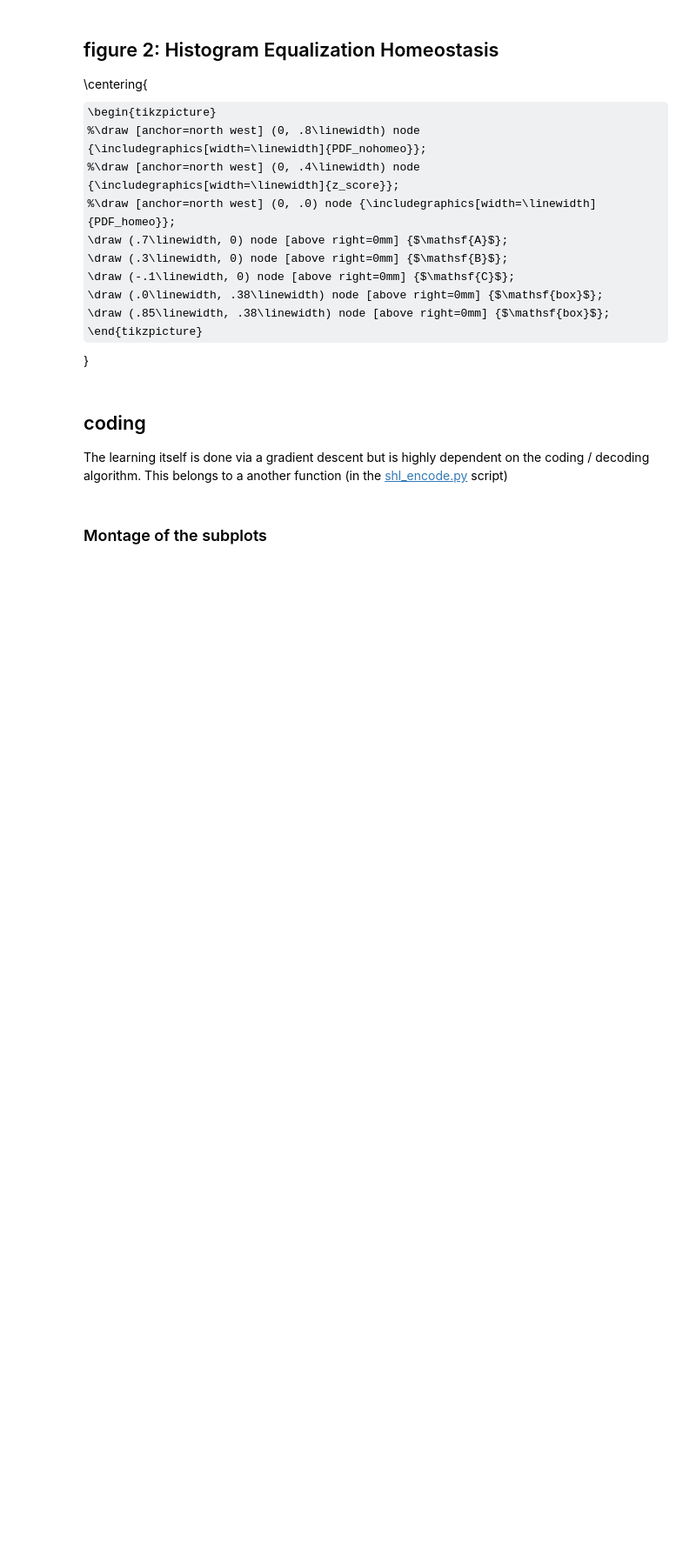
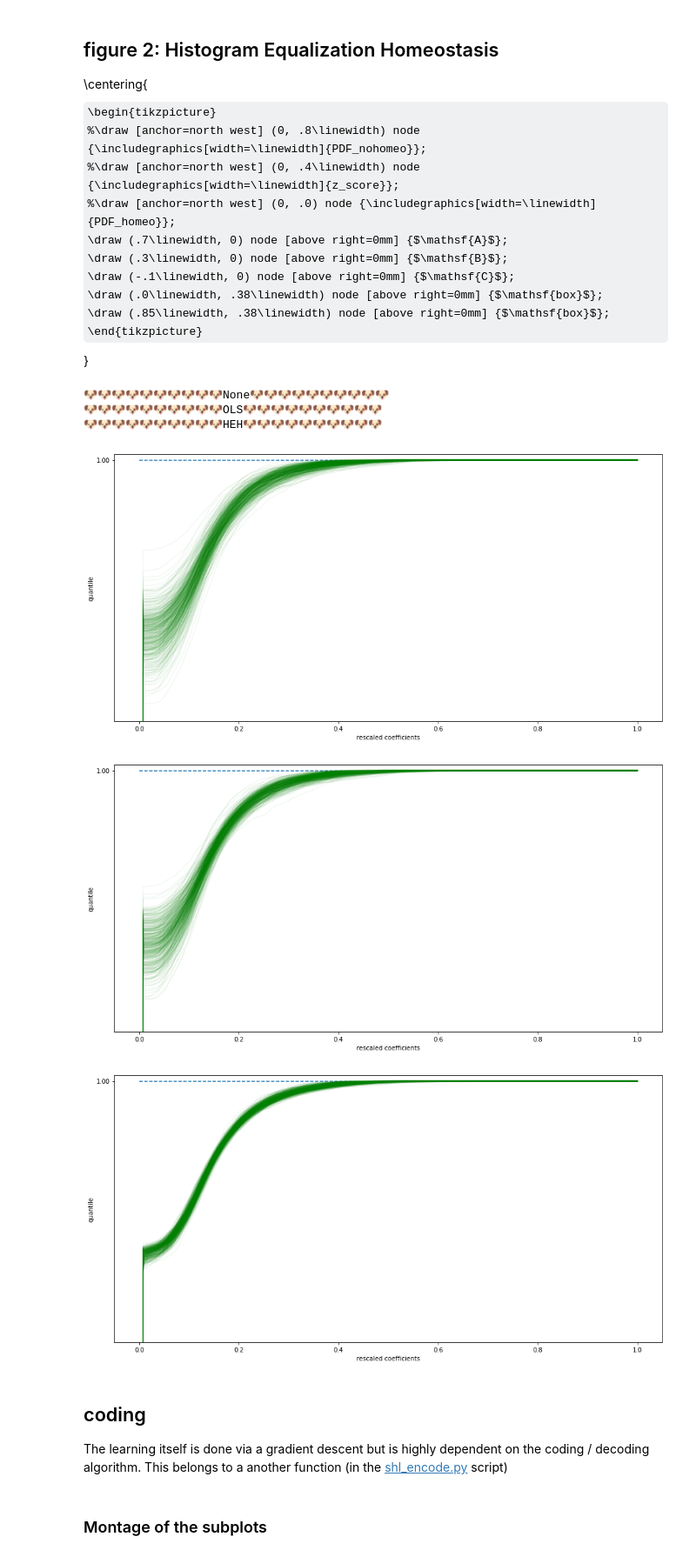
Before and after one commit to SpikeAI/HULK, a Jupyter notebook: Annex.ipynb, the cells around one changed output. Shown at 87% size. Saved outputs shown, nothing was run; the diff lists cells and outputs as text; code cells hidden in the pictures; some formulas as TeX source; blank space fills up the shorter version.

```diff
--- a/Annex.ipynb
+++ b/Annex.ipynb
@@ -244,10 +276,18 @@ Image(fname +'.png')
 fname = 'figure_HEH'
 # %%
 list_figures = ['show_Pcum']
+pname = '/tmp/panel_A' #pname = fname + '_A'
 
 hl, hs = 10*'🐶', 10*''
 dico = {}
 for homeo_method in homeo_methods:
     print(hl + hs + homeo_method + hs + hl)
     shl = SHL(homeo_method=homeo_method)
     dico[homeo_method] = shl.learn_dico(data=data, list_figures=list_figures, matname=tag + '_' + homeo_method)
+# %% [output]
+🐶🐶🐶🐶🐶🐶🐶🐶🐶🐶None🐶🐶🐶🐶🐶🐶🐶🐶🐶🐶
+🐶🐶🐶🐶🐶🐶🐶🐶🐶🐶OLS🐶🐶🐶🐶🐶🐶🐶🐶🐶🐶
+🐶🐶🐶🐶🐶🐶🐶🐶🐶🐶HEH🐶🐶🐶🐶🐶🐶🐶🐶🐶🐶
+[figure, added]
+[figure, added]
+[figure, added]
```
Also changed, not shown: parts of 30 cells of this notebook, 5 other files.
